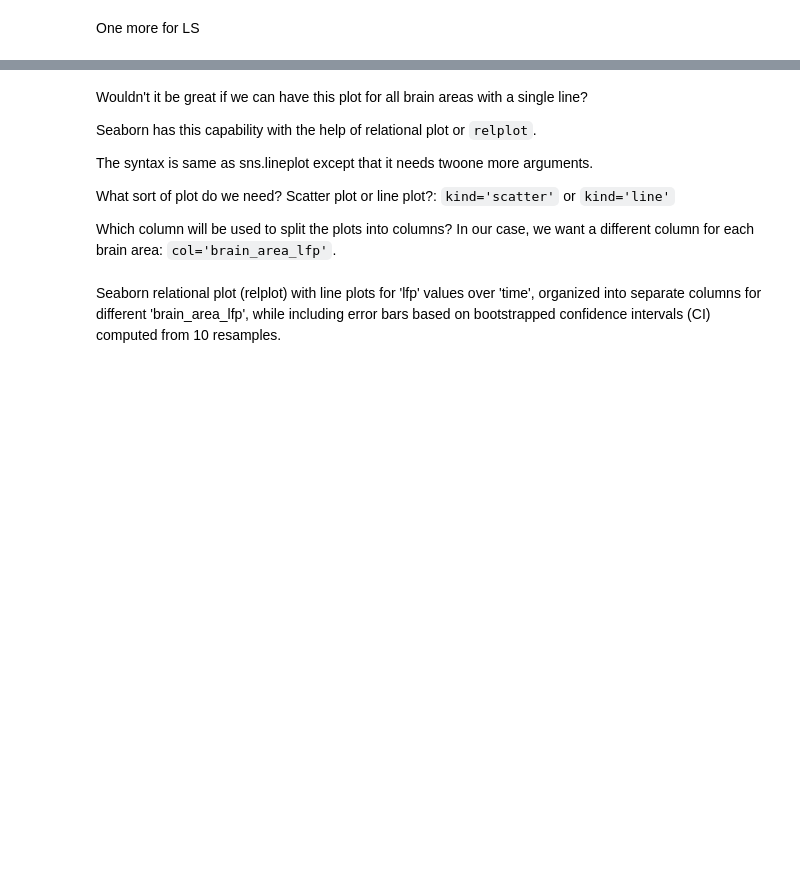
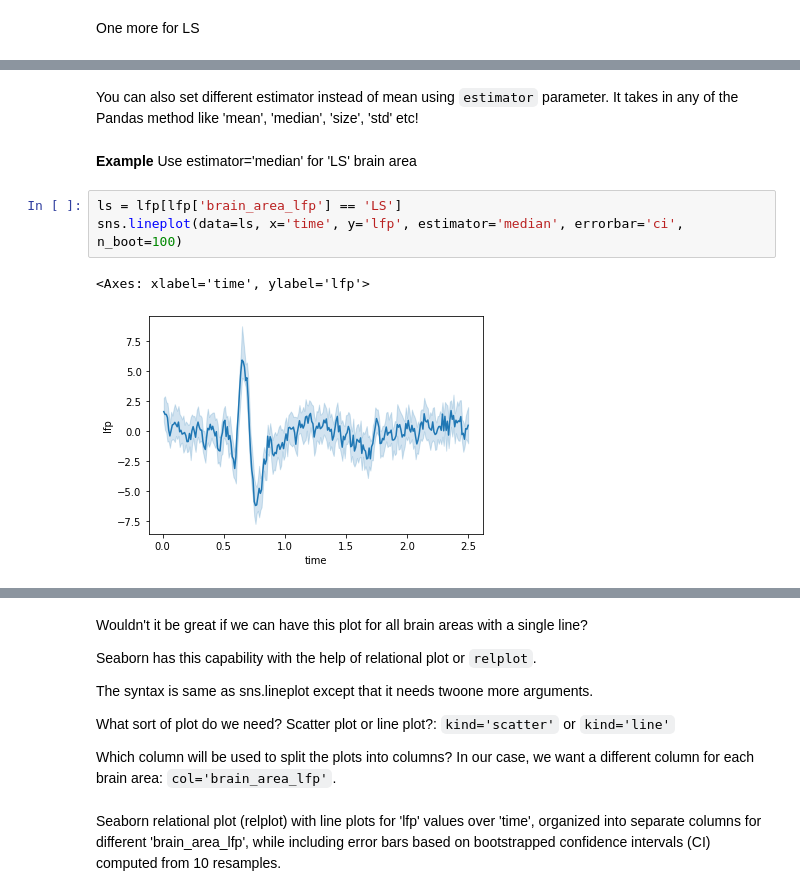
Before and after one commit to ibehave-ibots/iBOTS-Tools, a Jupyter notebook: workshops/python-workshop-1/exercises/sangee/solutions/ERP Analysis with Pandas and Seaborn.ipynb, the cells around one changed output, grey strips where cells are left out. Cells and saved outputs as stored; diff of their text form; blank space fills up the shorter version.

```diff
--- a/workshops/python-workshop-1/exercises/sangee/solutions/ERP Analysis with Pandas and Seaborn.ipynb
+++ b/workshops/python-workshop-1/exercises/sangee/solutions/ERP Analysis with Pandas and Seaborn.ipynb
@@ -357,0 +384,10 @@ sns.lineplot(data=ls, x='time', y='lfp', errorbar='ci', n_boot=100)
+# %% [markdown]
+You can also set different estimator instead of mean using `estimator` parameter. It takes in any of the Pandas method like 'mean', 'median', 'size', 'std' etc!
+# %% [markdown]
+**Example** Use estimator='median' for 'LS' brain area
+# %%
+ls = lfp[lfp['brain_area_lfp'] == 'LS']
+sns.lineplot(data=ls, x='time', y='lfp', estimator='median', errorbar='ci', n_boot=100)
+# %% [output]
+<Axes: xlabel='time', ylabel='lfp'>
+[figure, added]
```
Also changed, not shown: parts of 31 cells of this notebook.
